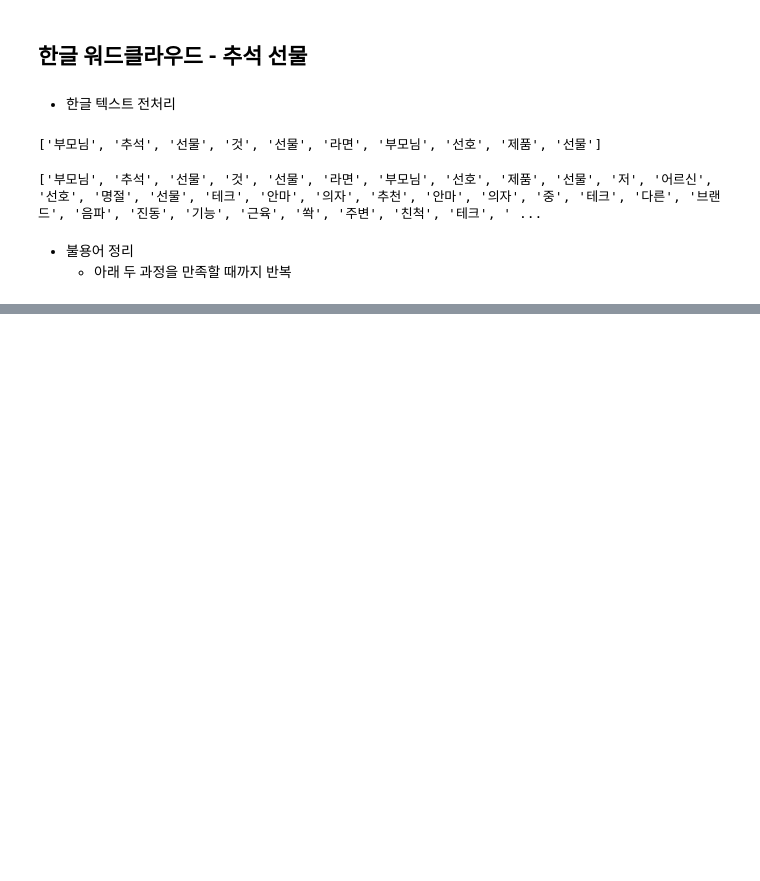
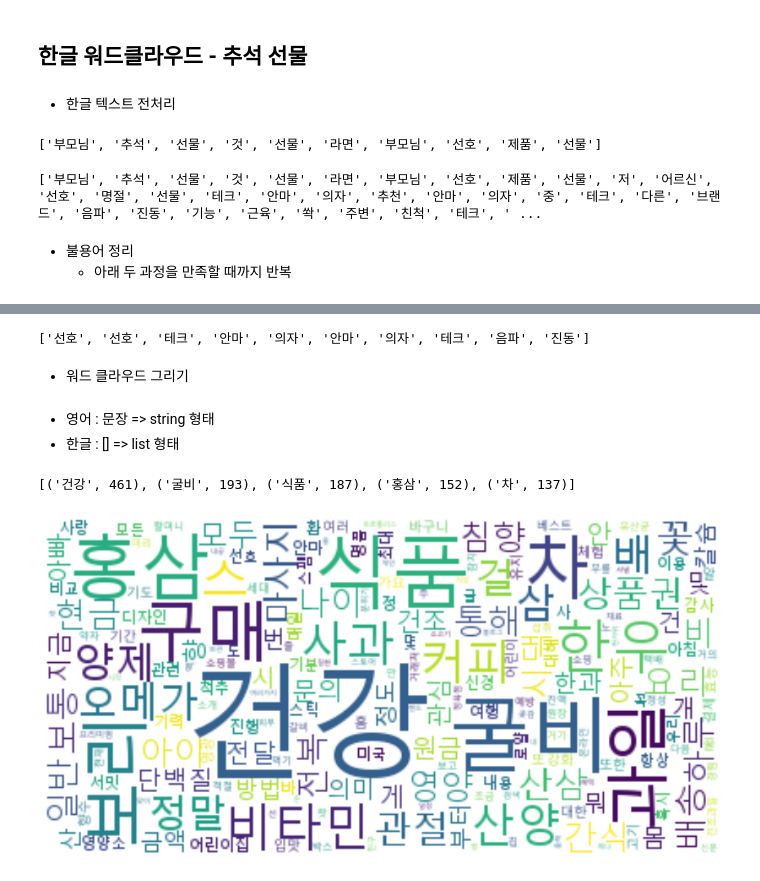
Before and after one commit to njy622/DataAnalysis-2023.09, a Jupyter notebook: 06.텍스트분석/22.워드클라우드.ipynb, the cells around one changed output, grey strips where cells are left out. Drawn from its saved outputs; the diff is of its cells as text; code cells hidden in the pictures; blank space fills up the shorter version.

Commit message:
Python 텍스트 분석 WorldCloud

```diff
--- a/06.텍스트분석/22.워드클라우드.ipynb
+++ b/06.텍스트분석/22.워드클라우드.ipynb
@@ -44,5 +44,36 @@ gift.plot(50);           # 앞에서부터 50개만 그림
 stoptext = """
     선물 추석 세트 수 것 추천 부모님 제품 등 선택 이 저 명절 가격 고민 도움 분 요 제 더 거 링크
     아래 고려 때 참고 마음 제공 면역 생각 수수료 포장 기능 요즘 종류 고급 가지 선생님 답변 할인 맛
+    활동 사람 곳 음식 쿠팡 상품 가족 준비 이번 하나 그 용 부담 질문 파트너 예 위 가장 여기 사용 전
+    저희 성분 회복 포함 때문 일환 자주 제일 관리 좀 경우 정액 어르신 확인 포스팅 해 중 브랜드 판매
+    보시 아이디어 센스 취향 크기 인기 당뇨 이상 겉 효과 주문 직원 혈액 운동 이벤트 용품 순환 임금님
+    사이트 시간 일 위해 피로 기 직접 드릴 어른 다른 채택 품질 바로 정리 회사 집 라면 개선 최고 지급
+    자 백화점 한번 가성 실용 구성 더욱 예약
 """
 stop_words = stoptext.split()
+new_tokens = [token for token in new_tokens if token not in stop_words]
+new_tokens[:10]
+# %% [output]
+['선호', '선호', '테크', '안마', '의자', '안마', '의자', '테크', '음파', '진동']
+# %% [markdown]
+- 워드 클라우드 그리기
+# %% [markdown]
+- 영어 : 문장 => string 형태
+- 한글 : []   => list 형태
+# %%
+gift.vocab().most_common(5)             # 리스트안에 튜플 형태
+# %% [output]
+[('건강', 461), ('굴비', 193), ('식품', 187), ('홍삼', 152), ('차', 137)]
+# %%
+wc = WordCloud(
+        background_color='white', random_state=2023,
+        #font_path ='C:/Users/human/AppData/Local/Microsoft/Windows/Fonts/NanumMyeongjo.ttf'
+        font_path = 'C:/Windows/Font/malgun.ttf',
+        relative_scaling=0.6
+    ).generate_from_frequencies(dict(gift.vocab().most_common(300)))
+
+plt.figure(figsize=(12,6))
+plt.imshow(wc, interpolation='bilinear')
+plt.axis('off');
+# %% [output]
+[figure, added]
```
Also changed, not shown: parts of 4 cells of this notebook, 6 other files.
